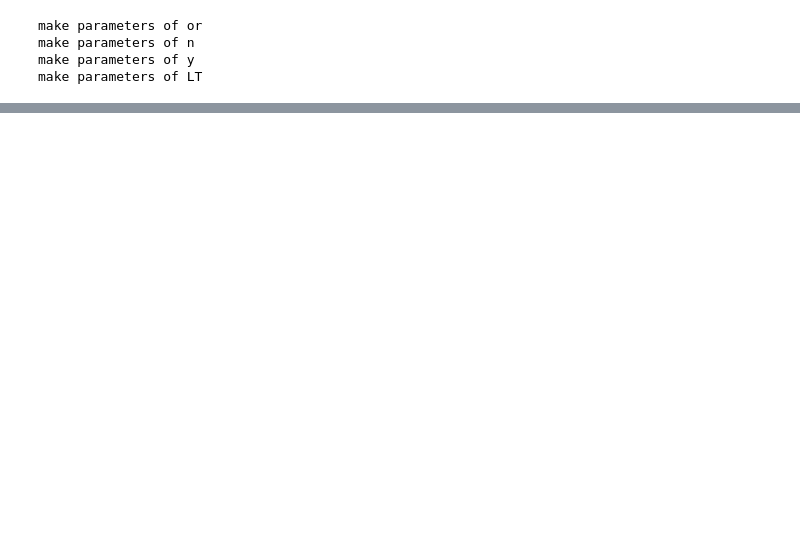
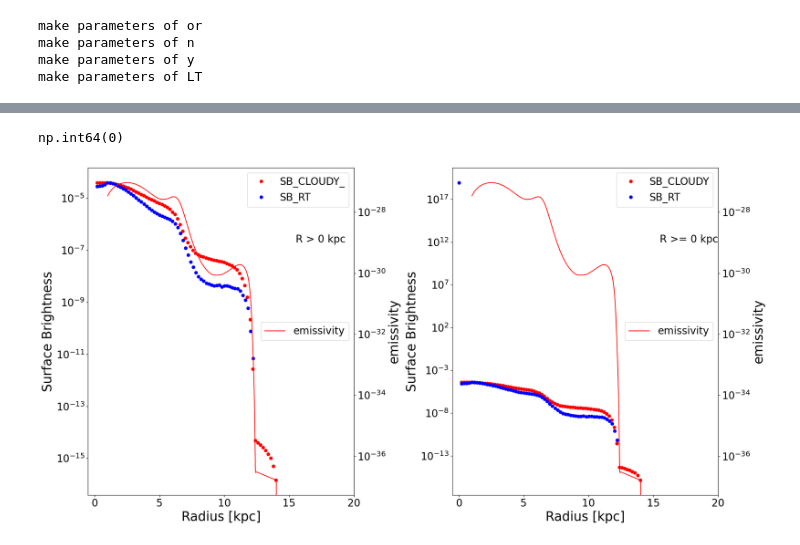
Before and after one commit to jin981016/Data_CIV_code_python, a Jupyter notebook: CLOUDY_Data_1.ipynb, the cells around one changed output, grey strips where cells are left out. Saved outputs shown, nothing was run; the diff lists cells and outputs as text; code cells hidden in the pictures; blank space fills up the shorter version.

```diff
--- a/CLOUDY_Data_1.ipynb
+++ b/CLOUDY_Data_1.ipynb
@@ -277,0 +293,58 @@ ax2.legend(loc='upper right')
+# %%
+aa = np.argmax(sb_LT)
+aa
+# %% [output]
+np.int64(0)
+# %%
+fig = plt.figure(1, figsize= (20,10))
+
+# normal = SB_LT_t[1] / SB_LT[1]
+plt.subplot(121)
+ax1 = plt.gca()
+ax1.set_xlim(-0.5,20)
+ax2 = ax1.twinx()
+normal = sb_LT[5]/ rt_sb_t_LT[5]
+# ax1.plot(rad_LT[1:] , SB_LT_t[1:] / normal ,'bo', label='SB_RT_Scat')
+ax1.plot(p_raidus_LT[1:]/kpc, sb_LT[1:]  ,'ro', label='SB_CLOUDY_')
+ax1.plot(rt_raidus_LT[1:], rt_sb_t_LT[1:] *normal ,'bo', label='SB_RT')
+# ax2.plot(radius_or, civ_emis_or, 'b', label='emis_or')
+ax2.plot(radius_LT, civ_emis_LT, 'r', label='emissivity')
+ax1.set_xlabel('Radius [kpc]',fontsize=25)
+ax1.set_ylabel('Surface Brightness',fontsize = 25)
+ax2.set_ylabel('emissivity',fontsize = 25)
+ax1.set_yscale('log')
+ax2.set_yscale('log')
+ax1.legend(loc='upper right',fontsize=20)
+ax2.legend(loc='center right',fontsize=20)
+ax2.text(15.5,10**(-29),'R > 0 kpc',fontsize=20)
+ax1.tick_params(axis='x', labelsize=20)
+ax2.tick_params(axis='y', labelsize=20)
+ax1.tick_params(axis='y', labelsize=20)
+
+
+plt.subplot(122)
+ax1 = plt.gca()
+ax1.set_xlim(-0.5,20)
+ax2 = ax1.twinx()
+normal = sb_LT[5] / rt_sb_t_LT[5]
+# ax1.plot(rad_LT[1:] , SB_LT_t[1:] / normal ,'bo', label='SB_RT_Scat')
+ax1.plot(p_raidus_LT[1:]/kpc, sb_LT[1:]  ,'ro', label='SB_CLOUDY')
+ax1.plot(rt_raidus_LT, rt_sb_t_LT *normal ,'bo', label='SB_RT')
+# ax2.plot(radius_or, civ_emis_or, 'b', label='emis_or')
+ax2.plot(radius_LT, civ_emis_LT, 'r', label='emissivity')
+ax1.set_xlabel('Radius [kpc]',fontsize=25)
+ax1.set_ylabel('Surface Brightness',fontsize = 25)
+ax2.set_ylabel('emissivity',fontsize = 25)
+ax1.set_yscale('log')
+ax2.set_yscale('log')
+ax1.legend(loc='upper right',fontsize=20)
+ax2.legend(loc='center right',fontsize=20)
+ax2.text(15.5,10**(-29),'R >= 0 kpc',fontsize=20)
+ax1.tick_params(axis='x', labelsize=20)
+ax2.tick_params(axis='y', labelsize=20)
+ax1.tick_params(axis='y', labelsize=20)
+
+plt.tight_layout()
+# plt.savefig('/home/jin/바탕화면/SB_data.pdf')
+# %% [output]
+[figure, added]
```
Also changed, not shown: parts of 12 cells of this notebook, 33 other files.
